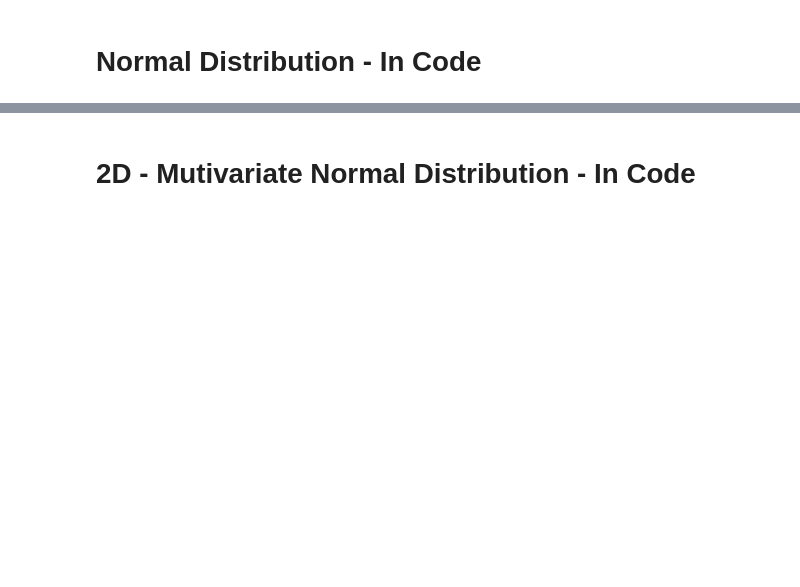
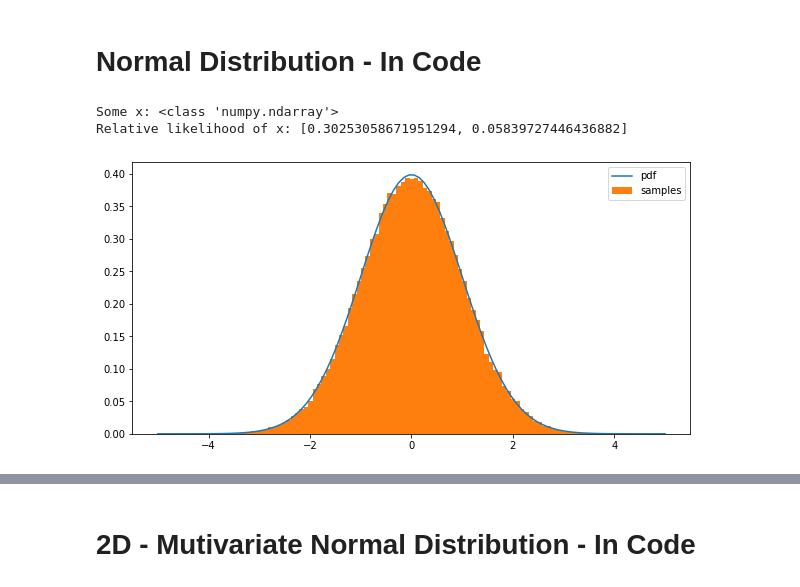
Before and after one commit to ryanhausen/normalizing_flows_example, a Jupyter notebook: NormalingFlows.ipynb, the cells around one changed output, grey strips where cells are left out. Cells and saved outputs as stored; diff of their text form; code cells hidden in the pictures; blank space fills up the shorter version.

```diff
--- a/NormalingFlows.ipynb
+++ b/NormalingFlows.ipynb
@@ -79,13 +137,17 @@ plt.xlabel("$X$");plt.ylabel("$\Phi_{\mu,\sigma^2}(X)$");plt.legend();plt.show()
 # %%
 import numpy as np
 
 normal = tfd.Normal(loc=0, scale=1)
 samples = normal.sample(100000)
 some_samples = samples[:2].numpy()
 print("Some x:", type(some_samples))
 print("Relative likelihood of x:", normal.prob(some_samples).numpy().tolist())
 xs = tf.linspace(-5.0, 5.0, num=100)
-ph.hist_with_pdf(samples, normal)
+hist_with_pdf(samples, normal)
+# %% [output]
+Some x: <class 'numpy.ndarray'>
+Relative likelihood of x: [0.30253058671951294, 0.05839727446436882]
+[figure, added]
 # %% [markdown]
 # 2D - Mutivariate Normal Distribution
 
```
Also changed, not shown: parts of 10 cells of this notebook, 1 other file.
